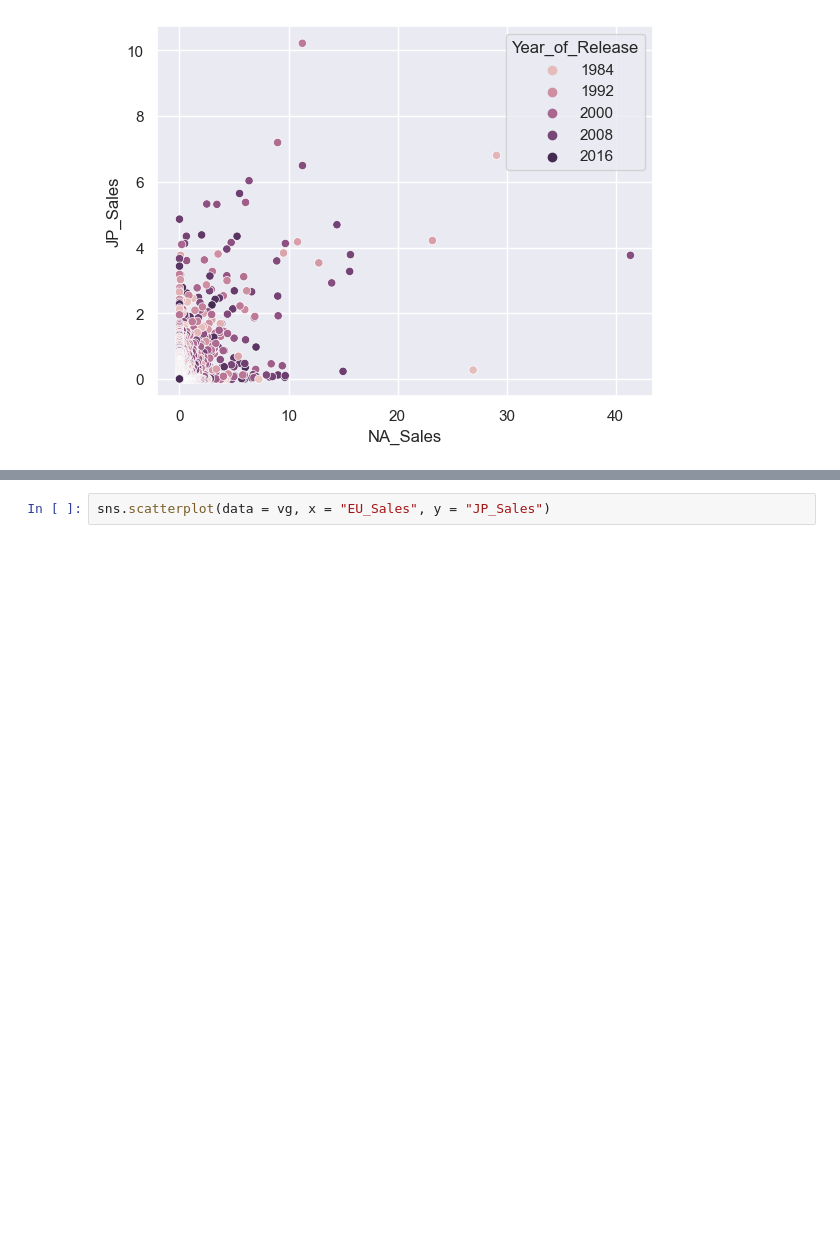
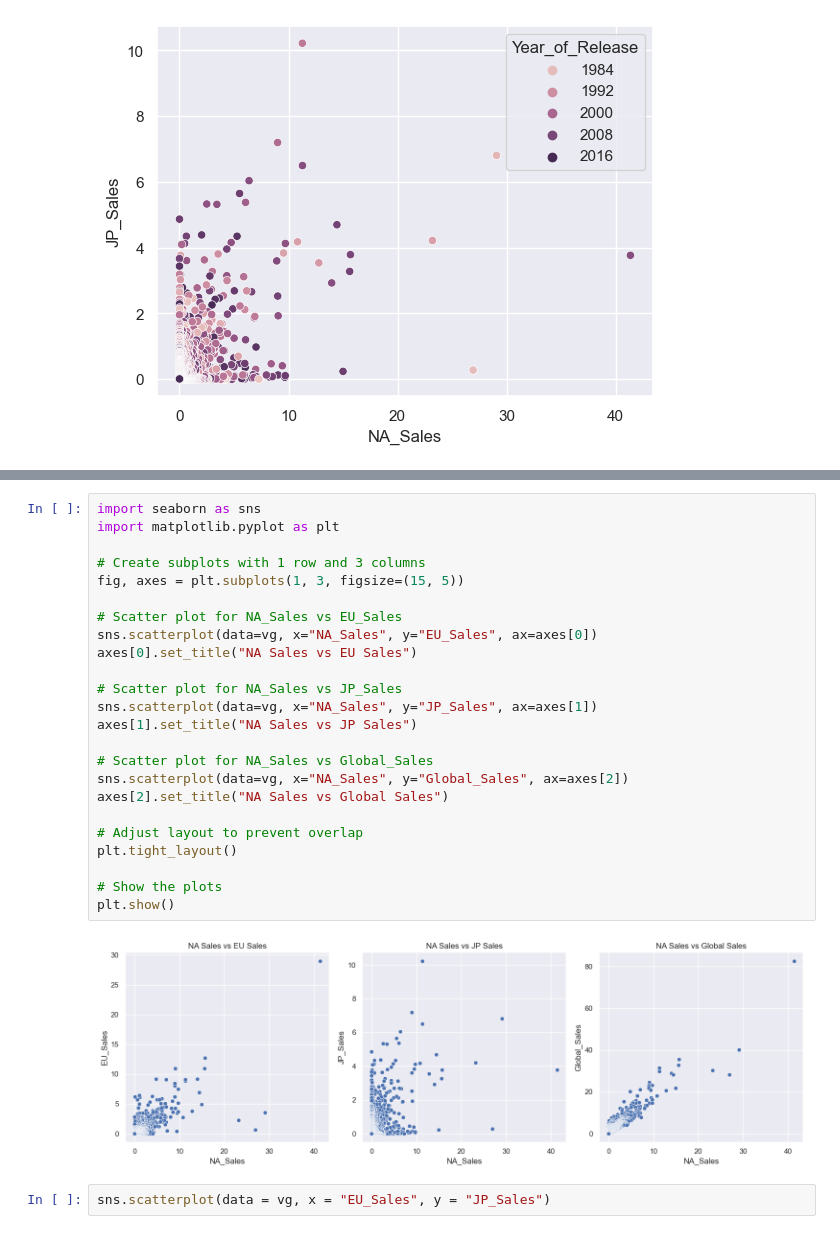
Before and after one commit to izazaka/Data, a Jupyter notebook: CA1 - Data Visualisation.ipynb, the cells around one changed output, grey strips where cells are left out. Drawn from its saved outputs; the diff is of its cells as text; blank space fills up the shorter version.

```diff
--- a/CA1 - Data Visualisation.ipynb
+++ b/CA1 - Data Visualisation.ipynb
@@ -272,3 +254,29 @@ sns.scatterplot(data = vg, x = "NA_Sales", y = "EU_Sales")
+# %%
+import seaborn as sns
+import matplotlib.pyplot as plt
+
+# Create subplots with 1 row and 3 columns
+fig, axes = plt.subplots(1, 3, figsize=(15, 5))
+
+# Scatter plot for NA_Sales vs EU_Sales
+sns.scatterplot(data=vg, x="NA_Sales", y="EU_Sales", ax=axes[0])
+axes[0].set_title("NA Sales vs EU Sales")
+
+# Scatter plot for NA_Sales vs JP_Sales
+sns.scatterplot(data=vg, x="NA_Sales", y="JP_Sales", ax=axes[1])
+axes[1].set_title("NA Sales vs JP Sales")
+
+# Scatter plot for NA_Sales vs Global_Sales
+sns.scatterplot(data=vg, x="NA_Sales", y="Global_Sales", ax=axes[2])
+axes[2].set_title("NA Sales vs Global Sales")
+
+# Adjust layout to prevent overlap
+plt.tight_layout()
+
+# Show the plots
+plt.show()
+# %% [output]
+[figure, added]
 # %%
 sns.scatterplot(data = vg, x = "EU_Sales", y = "JP_Sales")
 # %% [output]
```
Also changed, not shown: parts of 22 cells of this notebook.
